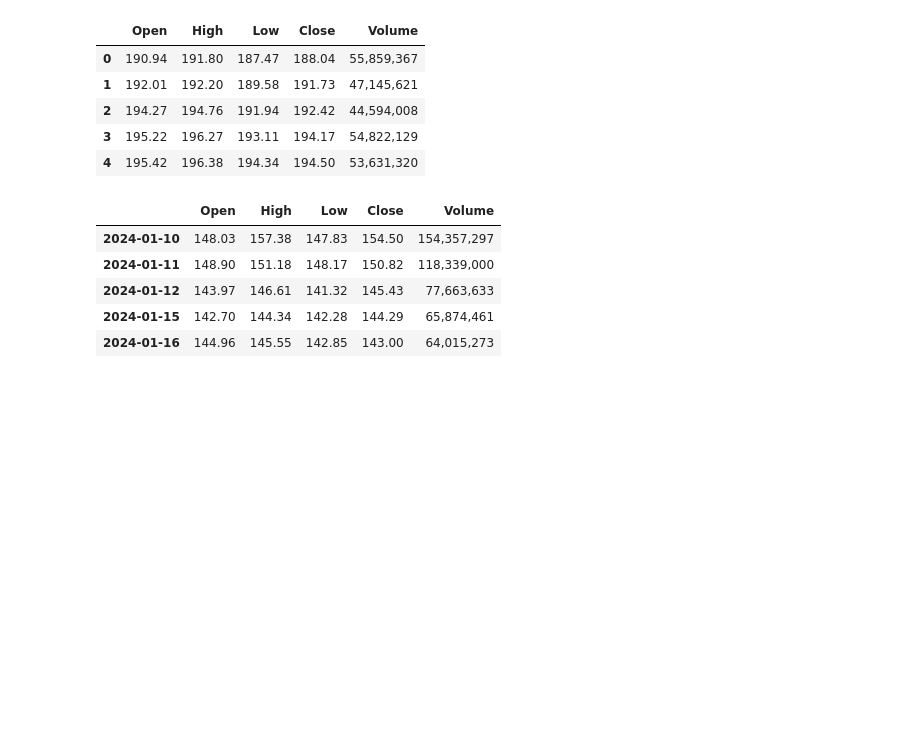
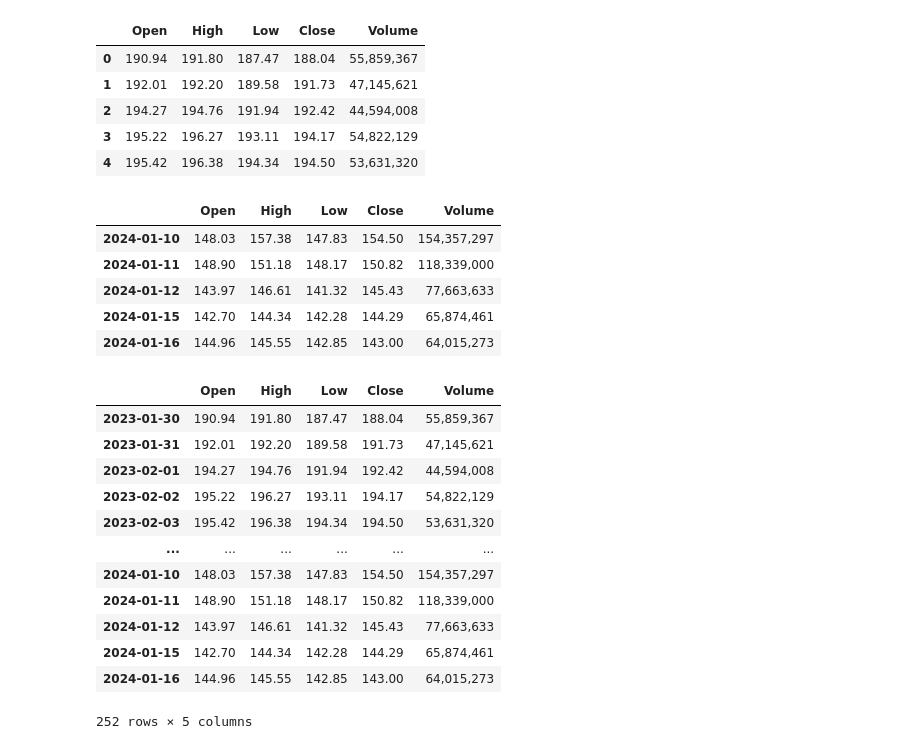
Before and after one commit to arfan64shah/Data_Science, a Jupyter notebook: TIme_Series_Analysis/Apple_Stock_Time_Series_Analysis.ipynb, the cells around one changed output. Drawn from its saved outputs; the diff is of its cells as text; code cells hidden in the pictures; blank space fills up the shorter version.

```diff
--- a/TIme_Series_Analysis/Apple_Stock_Time_Series_Analysis.ipynb
+++ b/TIme_Series_Analysis/Apple_Stock_Time_Series_Analysis.ipynb
@@ -226,3 +226,20 @@ dataset1.tail()
 | 2024-01-12 | 143.97 | 146.61 | 141.32 | 145.43 | 77,663,633 |
 | 2024-01-15 | 142.70 | 144.34 | 142.28 | 144.29 | 65,874,461 |
 | 2024-01-16 | 144.96 | 145.55 | 142.85 | 143.00 | 64,015,273 |
+# %%
+# now read instances for just one month
+dataset1
+# %% [output]
+|  | Open | High | Low | Close | Volume |
+| 2023-01-30 | 190.94 | 191.80 | 187.47 | 188.04 | 55,859,367 |
+| 2023-01-31 | 192.01 | 192.20 | 189.58 | 191.73 | 47,145,621 |
+| 2023-02-01 | 194.27 | 194.76 | 191.94 | 192.42 | 44,594,008 |
+| 2023-02-02 | 195.22 | 196.27 | 193.11 | 194.17 | 54,822,129 |
+| 2023-02-03 | 195.42 | 196.38 | 194.34 | 194.50 | 53,631,320 |
+| ... | ... | ... | ... | ... | ... |
+| 2024-01-10 | 148.03 | 157.38 | 147.83 | 154.50 | 154,357,297 |
+| 2024-01-11 | 148.90 | 151.18 | 148.17 | 150.82 | 118,339,000 |
+| 2024-01-12 | 143.97 | 146.61 | 141.32 | 145.43 | 77,663,633 |
+| 2024-01-15 | 142.70 | 144.34 | 142.28 | 144.29 | 65,874,461 |
+| 2024-01-16 | 144.96 | 145.55 | 142.85 | 143.00 | 64,015,273 |
+252 rows × 5 columns
```
Also changed, not shown: parts of 8 cells of this notebook, 1 other file.
